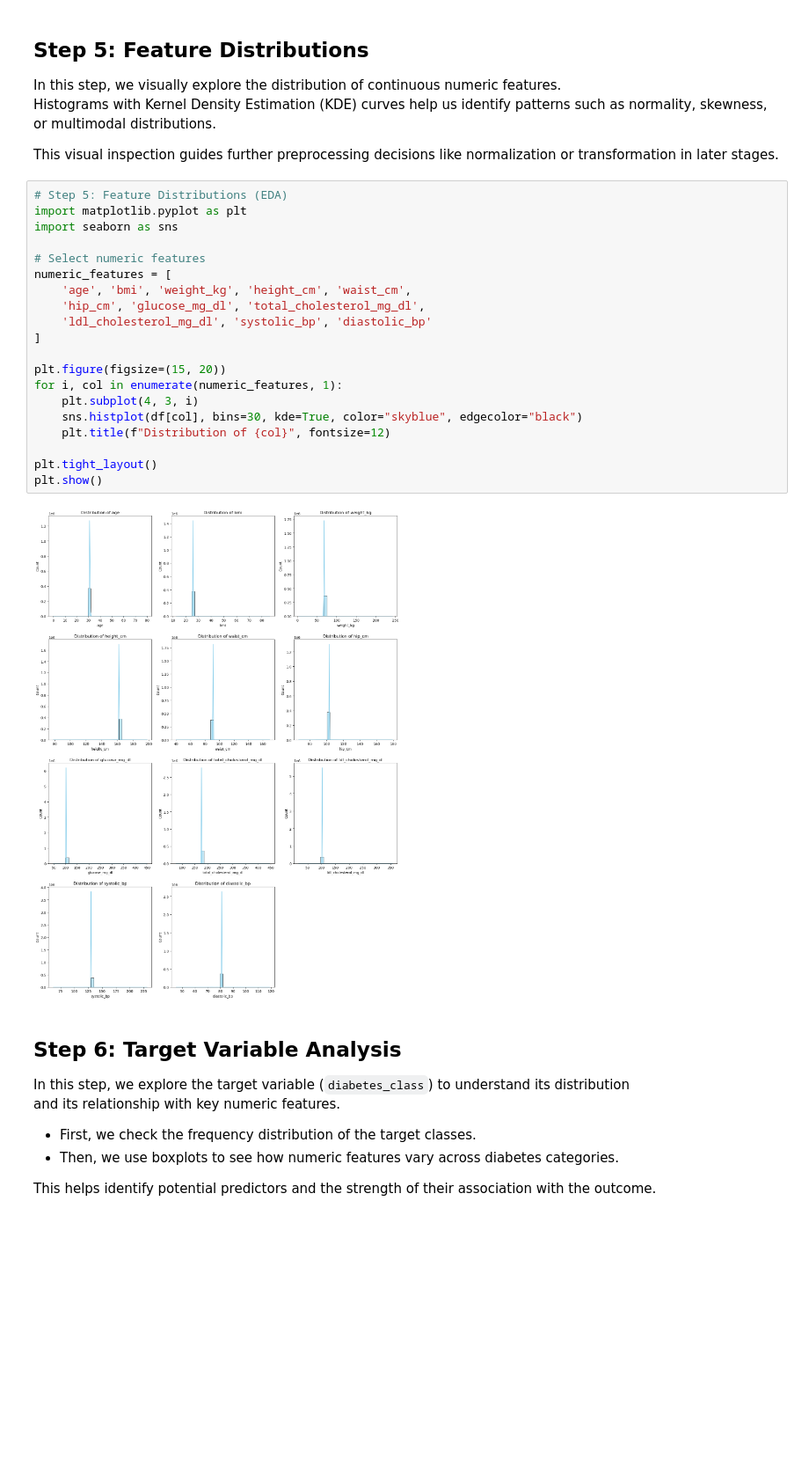
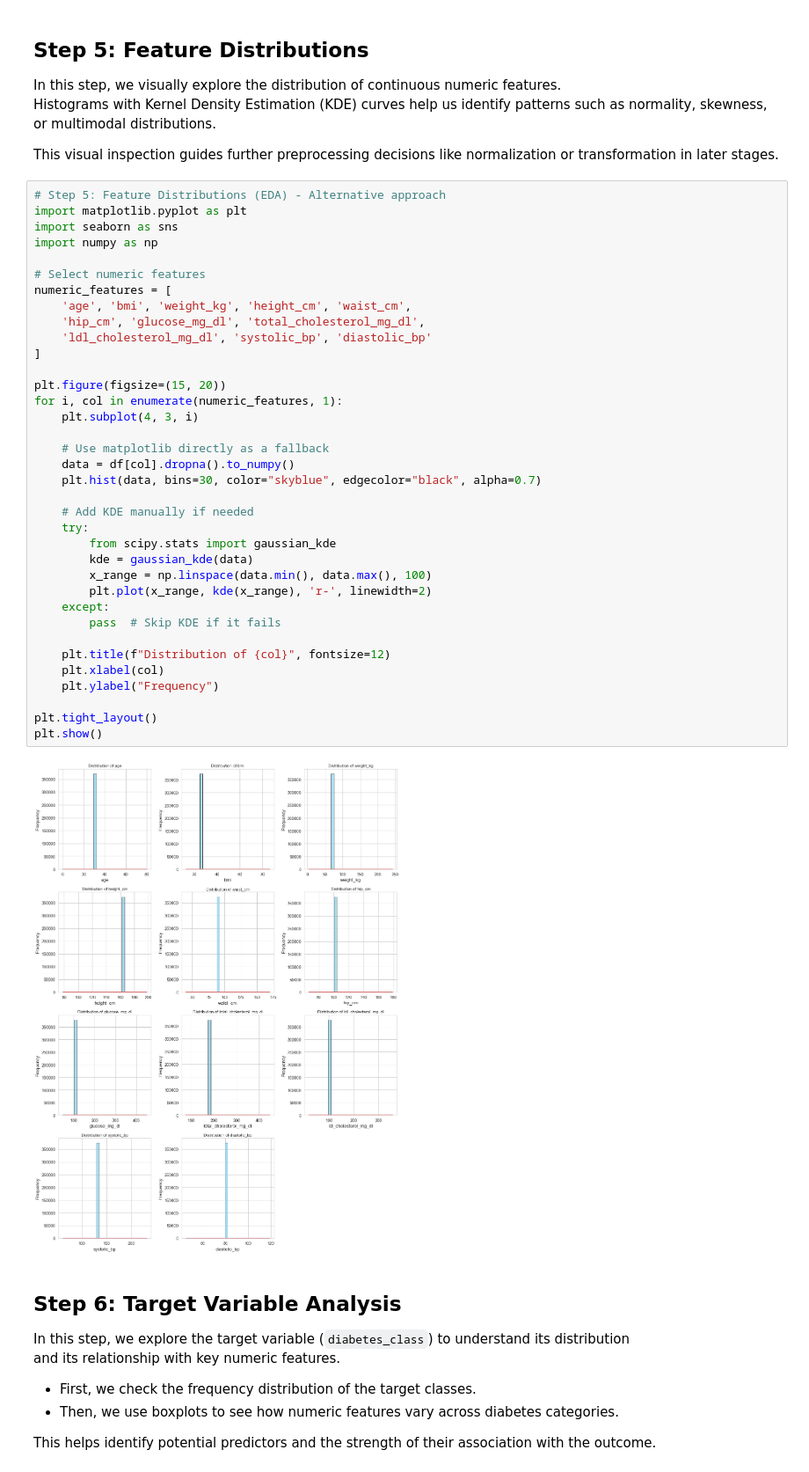
Before and after one commit to OndiekiFrank/type2-diabetes-early-detection-ai-agent, a Jupyter notebook: Notebooks/type2_diabetes_ai_agent.ipynb, the cells around one changed output. Shown at 88% size. Drawn from its saved outputs; the diff is of its cells as text; blank space fills up the shorter version.

```diff
--- a/Notebooks/type2_diabetes_ai_agent.ipynb
+++ b/Notebooks/type2_diabetes_ai_agent.ipynb
@@ -1623,27 +1631,43 @@ Histograms with Kernel Density Estimation (KDE) curves help us identify patterns
 
 This visual inspection guides further preprocessing decisions like normalization or transformation in later stages.
 # %%
-# Step 5: Feature Distributions (EDA)
+# Step 5: Feature Distributions (EDA) - Alternative approach
 import matplotlib.pyplot as plt
 import seaborn as sns
+import numpy as np
 
 # Select numeric features
 numeric_features = [
     'age', 'bmi', 'weight_kg', 'height_cm', 'waist_cm',
     'hip_cm', 'glucose_mg_dl', 'total_cholesterol_mg_dl',
     'ldl_cholesterol_mg_dl', 'systolic_bp', 'diastolic_bp'
 ]
 
 plt.figure(figsize=(15, 20))
 for i, col in enumerate(numeric_features, 1):
     plt.subplot(4, 3, i)
-    sns.histplot(df[col], bins=30, kde=True, color="skyblue", edgecolor="black")
+
+    # Use matplotlib directly as a fallback
+    data = df[col].dropna().to_numpy()
+    plt.hist(data, bins=30, color="skyblue", edgecolor="black", alpha=0.7)
+
+    # Add KDE manually if needed
+    try:
+        from scipy.stats import gaussian_kde
+        kde = gaussian_kde(data)
+        x_range = np.linspace(data.min(), data.max(), 100)
+        plt.plot(x_range, kde(x_range), 'r-', linewidth=2)
+    except:
+        pass  # Skip KDE if it fails
+
     plt.title(f"Distribution of {col}", fontsize=12)
+    plt.xlabel(col)
+    plt.ylabel("Frequency")
 
 plt.tight_layout()
 plt.show()
 # %% [output]
-[figure, old version]
+[figure, new version]
 # %% [markdown]
 ## Step 6: Target Variable Analysis
 
```
Also changed, not shown: parts of 14 cells of this notebook.
